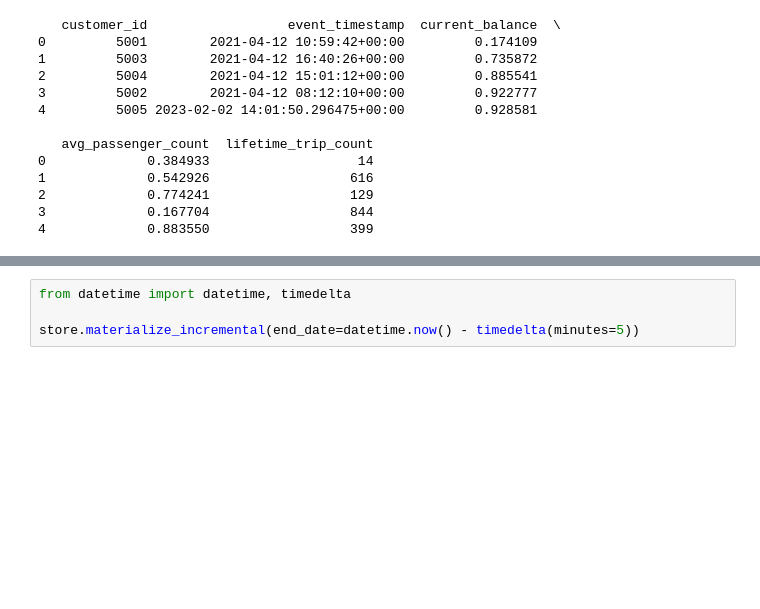
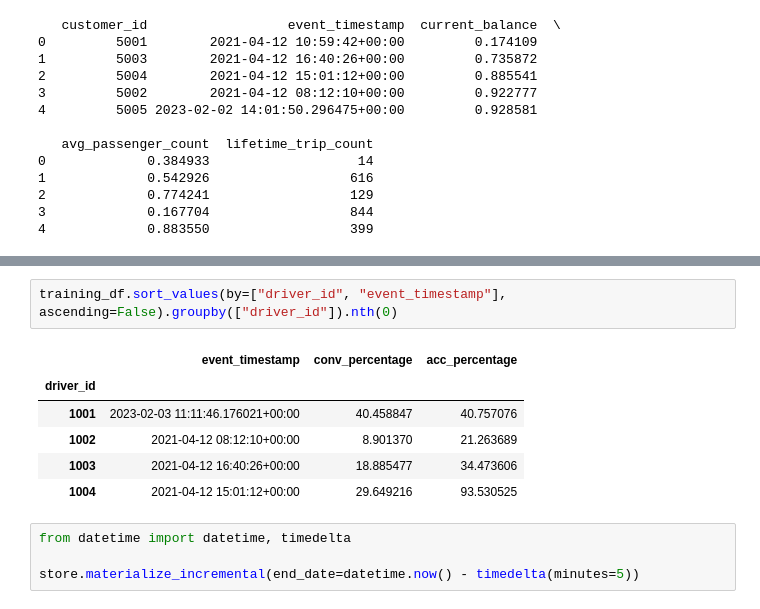
Before and after one commit to shaurya-nwse/feast-sandbox, a Jupyter notebook: hybrid_store/feature_repo/explore.ipynb, the cells around one changed output, grey strips where cells are left out. Cells and saved outputs as stored; diff of their text form; blank space fills up the shorter version.

```diff
--- a/hybrid_store/feature_repo/explore.ipynb
+++ b/hybrid_store/feature_repo/explore.ipynb
@@ -125,3 +125,12 @@ training_df.head()
+# %%
+training_df.sort_values(by=["driver_id", "event_timestamp"], ascending=False).groupby(["driver_id"]).nth(0)
+# %% [output]
+|  | event_timestamp | conv_percentage | acc_percentage |
+| driver_id |  |  |  |
+| 1001 | 2023-02-03 11:11:46.176021+00:00 | 40.458847 | 40.757076 |
+| 1002 | 2021-04-12 08:12:10+00:00 | 8.901370 | 21.263689 |
+| 1003 | 2021-04-12 16:40:26+00:00 | 18.885477 | 34.473606 |
+| 1004 | 2021-04-12 15:01:12+00:00 | 29.649216 | 93.530525 |
 # %%
 from datetime import datetime, timedelta
 
```
Also changed, not shown: parts of 3 cells of this notebook, 27 other files.
